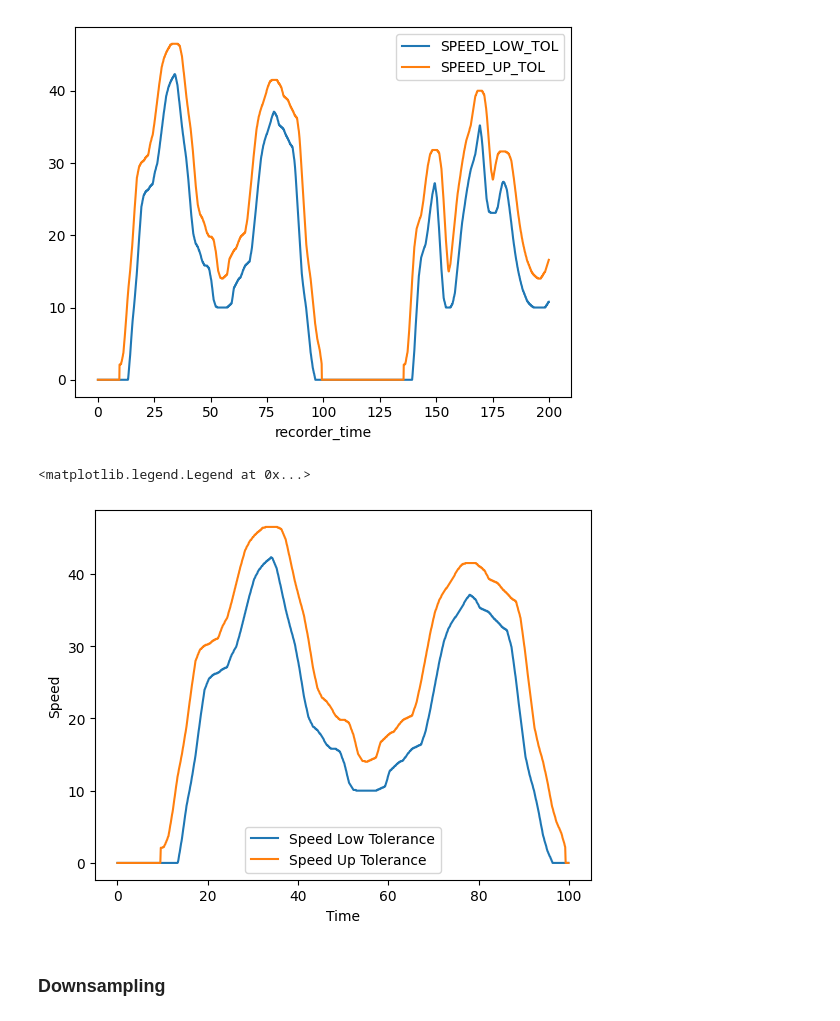
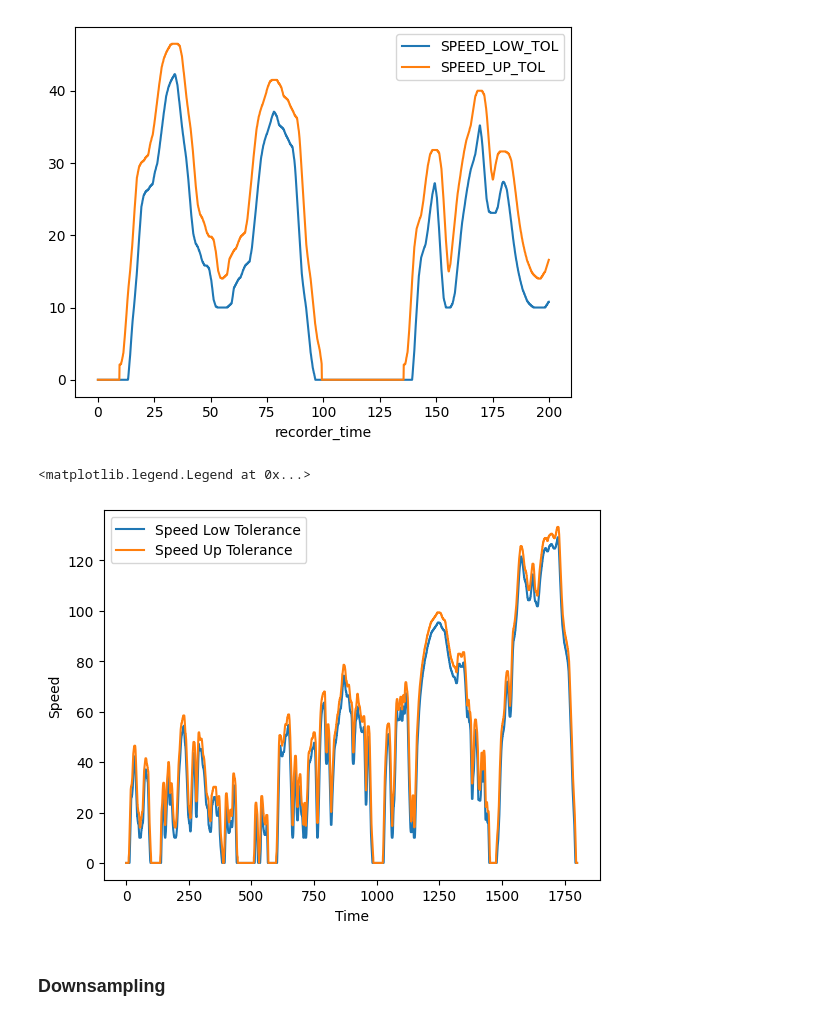
Before and after one commit to SiulRek/vehicle-testing-project, a Jupyter notebook: code/algorithm_evaluation.ipynb, the cells around one changed output. Drawn from its saved outputs; the diff is of its cells as text; code cells hidden in the pictures.

```diff
--- a/code/algorithm_evaluation.ipynb
+++ b/code/algorithm_evaluation.ipynb
@@ -64,20 +64,20 @@ df.head(2000).plot(x='recorder_time', y=['SPEED_LOW_TOL', 'SPEED_UP_TOL'])
 <Axes: xlabel='recorder_time'>
 [figure]
 # %%
-length = 1000
+length = -1
 recorder_time_array = df['recorder_time'].values[:length]
 speed_low_tol_array = df['SPEED_LOW_TOL'].values[:length]
 speed_up_tol_array = df['SPEED_UP_TOL'].values[:length]
 speed_driver_0_array = df['D_SPEED_ArtDriver_0'].values[:length]
 
 plt.plot(recorder_time_array, speed_low_tol_array, label='Speed Low Tolerance')
 plt.plot(recorder_time_array, speed_up_tol_array, label='Speed Up Tolerance')
 plt.xlabel('Time')
 plt.ylabel('Speed')
 plt.legend()
 # %% [output]
 <matplotlib.legend.Legend at 0x...>
-[figure, old version]
+[figure, new version]
 # %% [markdown]
 ### Downsampling
 # %%
```
Also changed, not shown: parts of 6 cells of this notebook.
